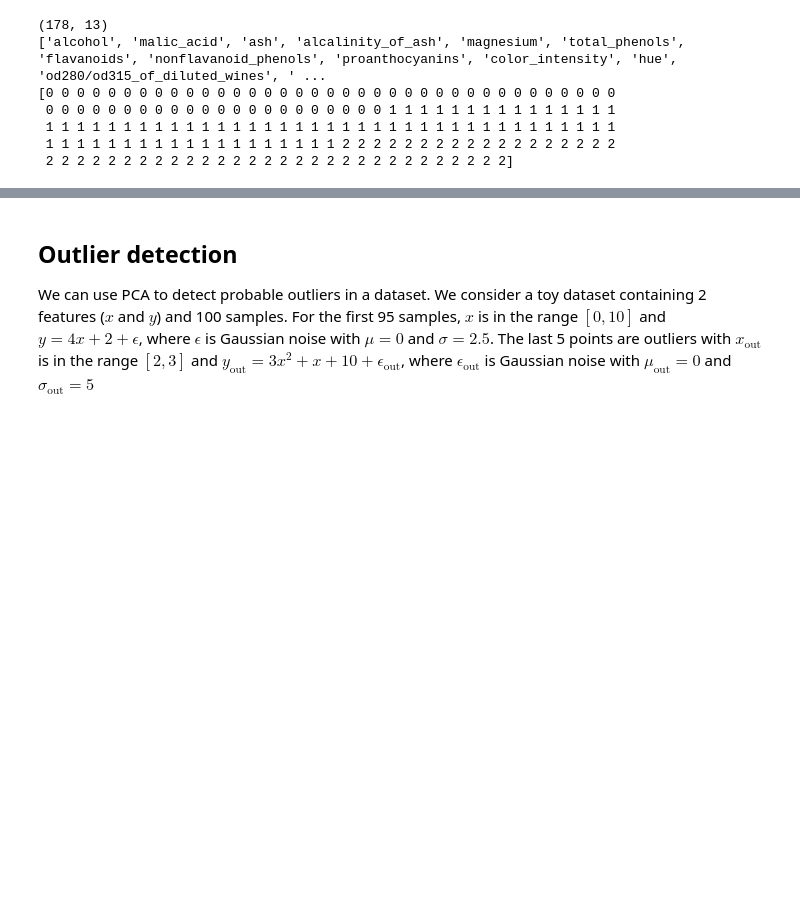
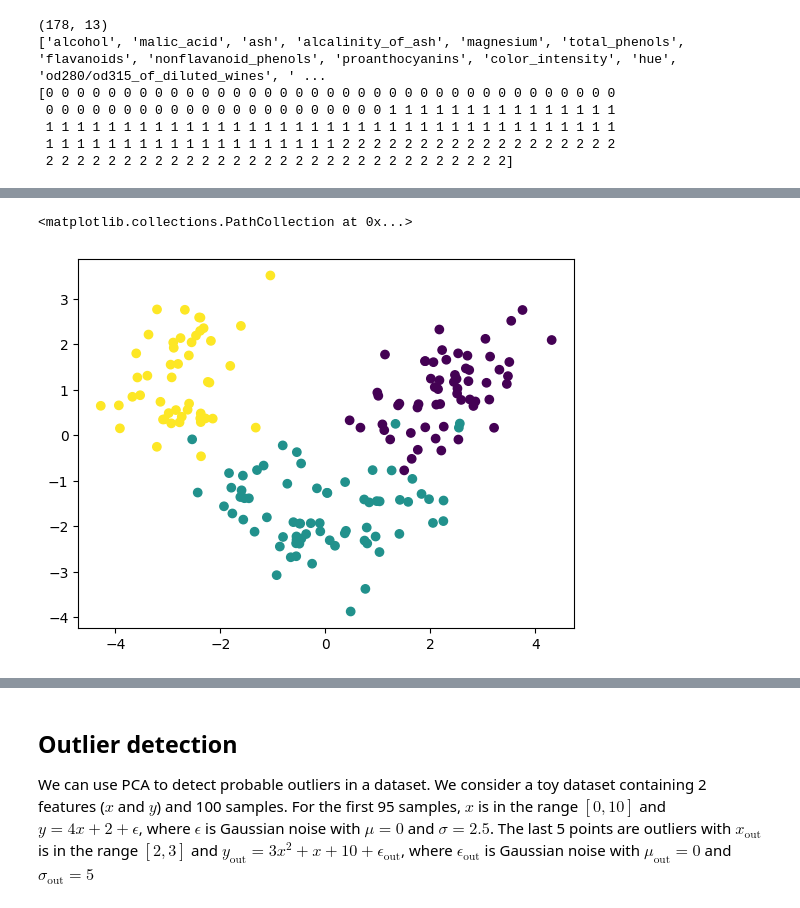
Before and after one commit to jeanvanbeneden/ddeTPs, a Jupyter notebook: PCA/exercise1_intro.ipynb, the cells around one changed output, grey strips where cells are left out. Cells and saved outputs as stored; diff of their text form; code cells hidden in the pictures; blank space fills up the shorter version.

```diff
--- a/PCA/exercise1_intro.ipynb
+++ b/PCA/exercise1_intro.ipynb
@@ -480,5 +503,15 @@ print(wine_classes)
 # %%
 # To do: visualize the first 2 PCs and color them by the wine class
+
+Zw=pca.transform(wine_dataset_scaled)
+
+pc1=Zw[:,0]
+pc2=Zw[:,1]
+
+plt.scatter(pc1, pc2, c=wine_classes)
+# %% [output]
+<matplotlib.collections.PathCollection at 0x...>
+[figure, added]
 # %%
 # To do: visualise the scores of the PCs
 
```
Also changed, not shown: parts of 3 cells of this notebook.
